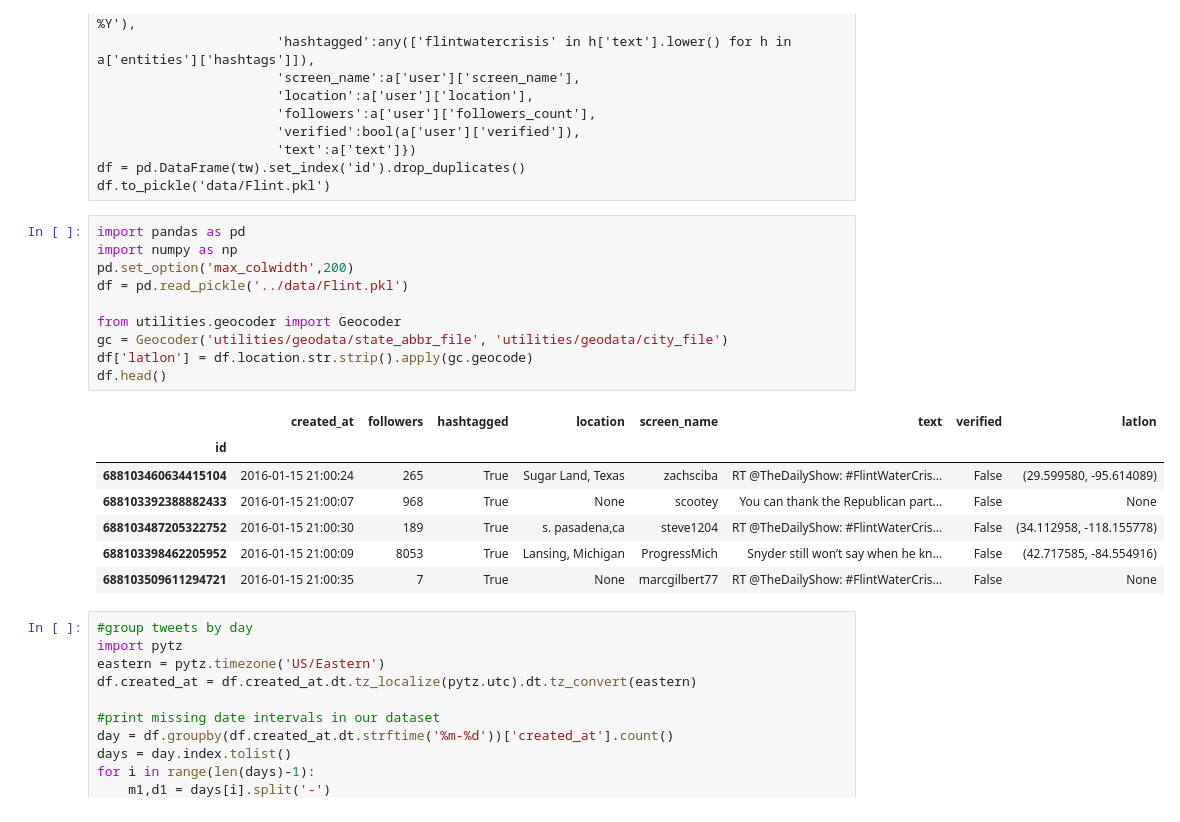
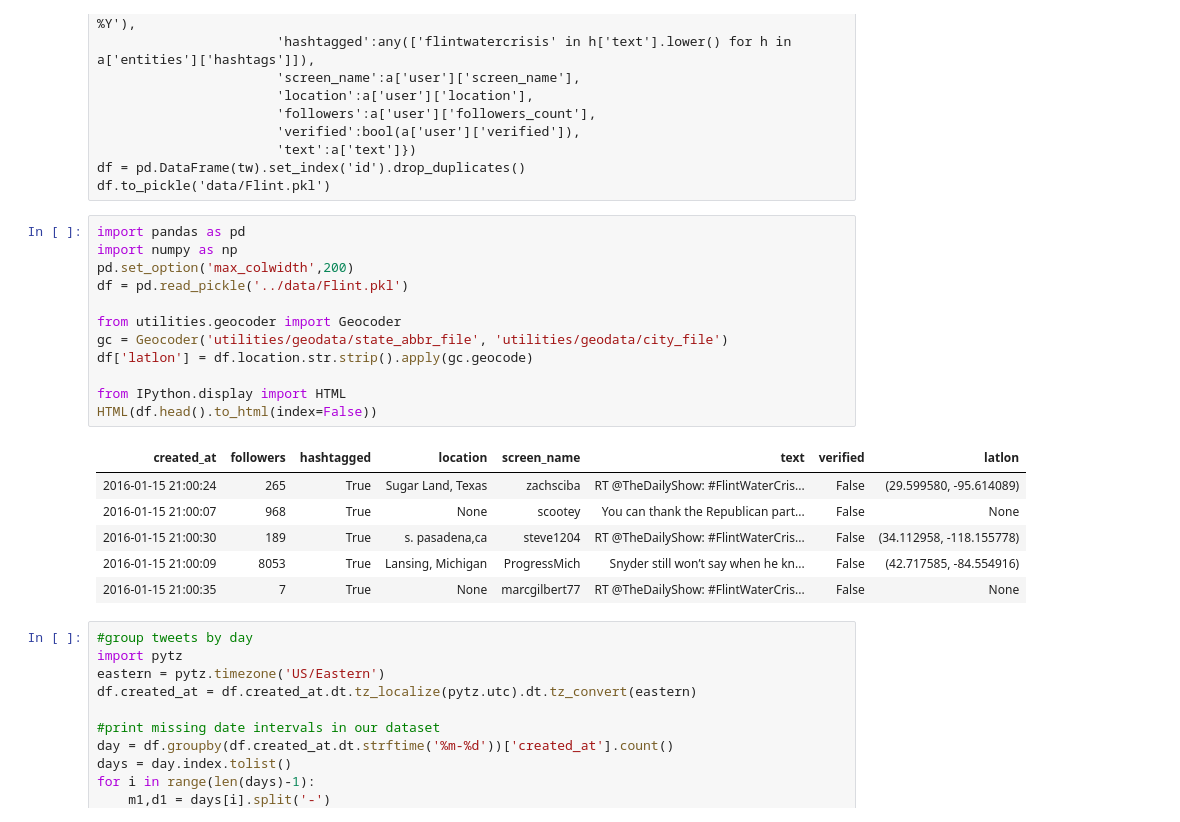
Before and after one commit to oztalha/Flint, a Jupyter notebook: Codes-Toz/Flint.ipynb, the cells around one changed output. Drawn from its saved outputs; the diff is of its cells as text.

```diff
--- a/Codes-Toz/Flint.ipynb
+++ b/Codes-Toz/Flint.ipynb
@@ -26,21 +26,22 @@ df.to_pickle('data/Flint.pkl')
 # %%
 import pandas as pd
 import numpy as np
 pd.set_option('max_colwidth',200)
 df = pd.read_pickle('../data/Flint.pkl')
 
 from utilities.geocoder import Geocoder
 gc = Geocoder('utilities/geodata/state_abbr_file', 'utilities/geodata/city_file')
 df['latlon'] = df.location.str.strip().apply(gc.geocode)
-df.head()
+
+from IPython.display import HTML
+HTML(df.head().to_html(index=False))
 # %% [output]
-|  | created_at | followers | hashtagged | location | screen_name | text | verified | latlon |
-| id |  |  |  |  |  |  |  |  |
-| 688103460634415104 | 2016-01-15 21:00:24 | 265 | True | Sugar Land, Texas | zachsciba | RT @TheDailyShow: #FlintWaterCris... | False | (29.599580, -95.614089) |
-| 688103392388882433 | 2016-01-15 21:00:07 | 968 | True | None | scootey | You can thank the Republican part... | False | None |
-| 688103487205322752 | 2016-01-15 21:00:30 | 189 | True | s. pasadena,ca | steve1204 | RT @TheDailyShow: #FlintWaterCris... | False | (34.112958, -118.155778) |
-| 688103398462205952 | 2016-01-15 21:00:09 | 8053 | True | Lansing, Michigan | ProgressMich | Snyder still won’t say when he kn... | False | (42.717585, -84.554916) |
-| 688103509611294721 | 2016-01-15 21:00:35 | 7 | True | None | marcgilbert77 | RT @TheDailyShow: #FlintWaterCris... | False | None |
+| created_at | followers | hashtagged | location | screen_name | text | verified | latlon |
+| 2016-01-15 21:00:24 | 265 | True | Sugar Land, Texas | zachsciba | RT @TheDailyShow: #FlintWaterCris... | False | (29.599580, -95.614089) |
+| 2016-01-15 21:00:07 | 968 | True | None | scootey | You can thank the Republican part... | False | None |
+| 2016-01-15 21:00:30 | 189 | True | s. pasadena,ca | steve1204 | RT @TheDailyShow: #FlintWaterCris... | False | (34.112958, -118.155778) |
+| 2016-01-15 21:00:09 | 8053 | True | Lansing, Michigan | ProgressMich | Snyder still won’t say when he kn... | False | (42.717585, -84.554916) |
+| 2016-01-15 21:00:35 | 7 | True | None | marcgilbert77 | RT @TheDailyShow: #FlintWaterCris... | False | None |
 # %%
 #group tweets by day
 import pytz
```
Also changed, not shown: parts of 15 cells of this notebook.
